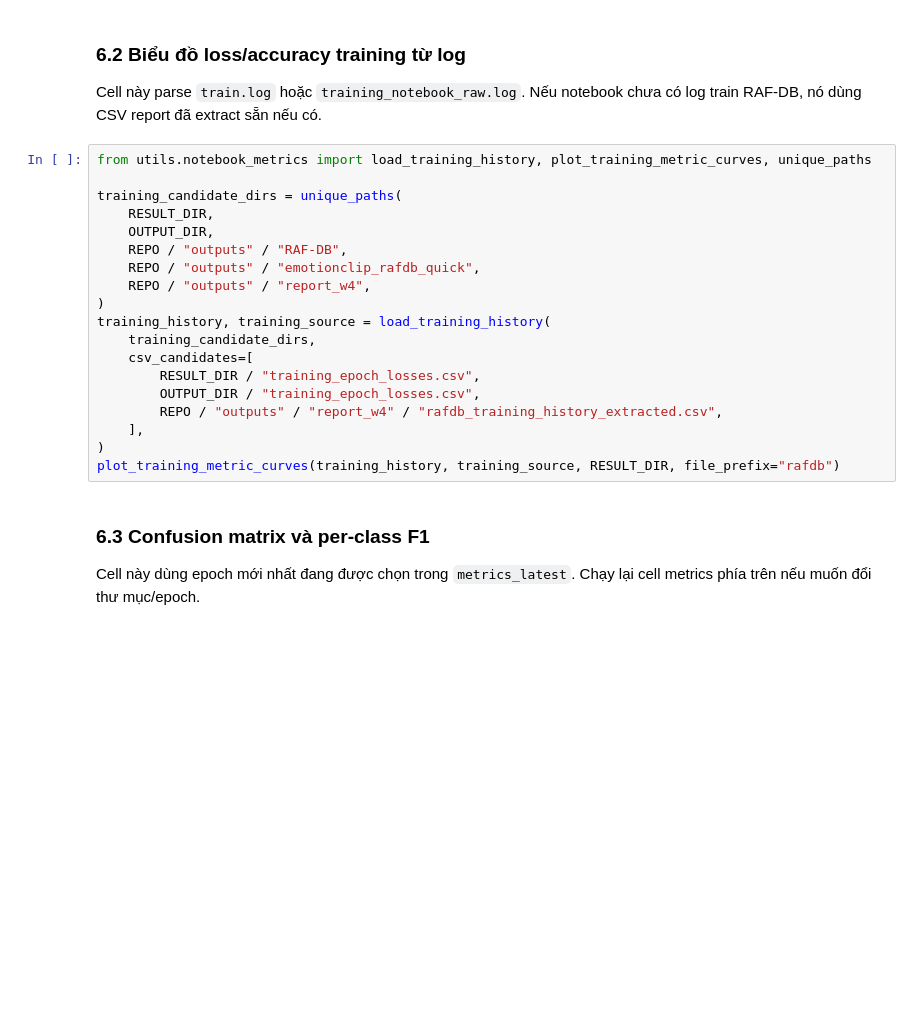
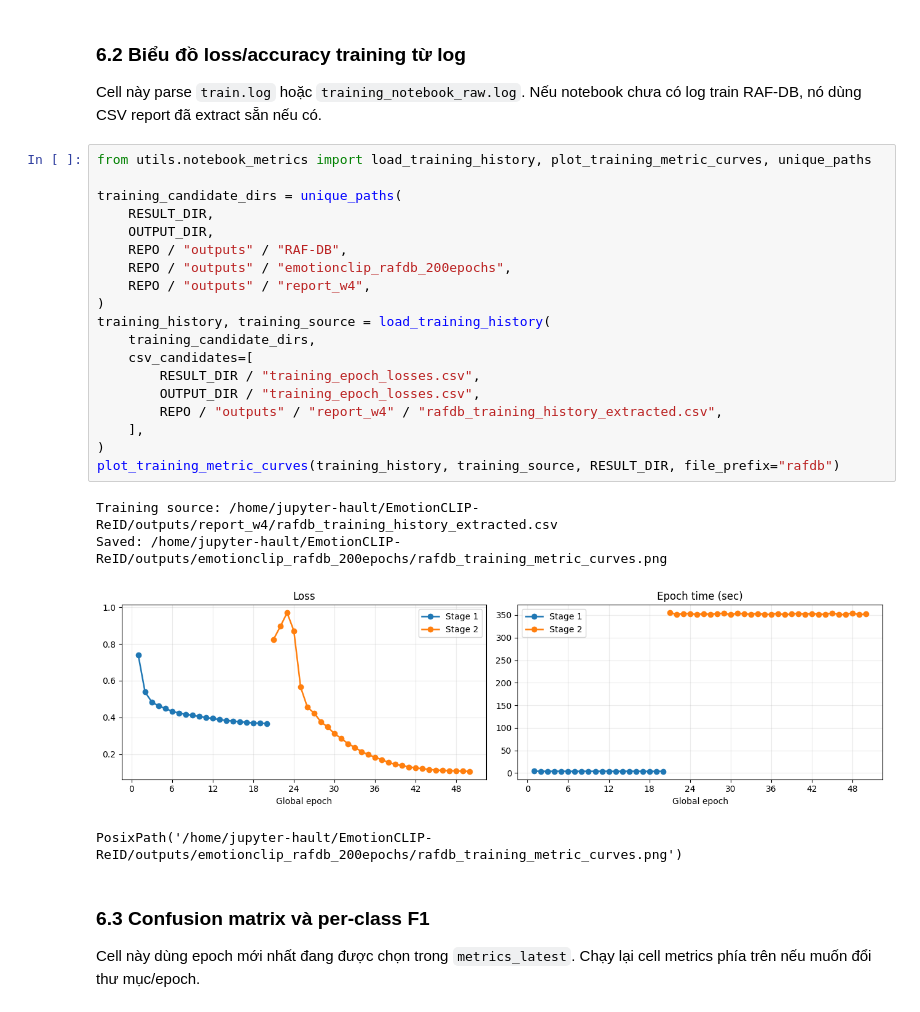
Before and after one commit to haulth/EmotionCLIP-ReID, a Jupyter notebook: notebooks/emotionclip_reid_jupyterhub_rafdb.ipynb, the cells around one changed output. Drawn from its saved outputs; the diff is of its cells as text; blank space fills up the shorter version.

Commit message:
ypdate logs training

```diff
--- a/notebooks/emotionclip_reid_jupyterhub_rafdb.ipynb
+++ b/notebooks/emotionclip_reid_jupyterhub_rafdb.ipynb
@@ -378,22 +399,27 @@ Cell này parse `train.log` hoặc `training_notebook_raw.log`. Nếu notebook c
 # %%
 from utils.notebook_metrics import load_training_history, plot_training_metric_curves, unique_paths
 
 training_candidate_dirs = unique_paths(
     RESULT_DIR,
     OUTPUT_DIR,
     REPO / "outputs" / "RAF-DB",
-    REPO / "outputs" / "emotionclip_rafdb_quick",
+    REPO / "outputs" / "emotionclip_rafdb_200epochs",
     REPO / "outputs" / "report_w4",
 )
 training_history, training_source = load_training_history(
     training_candidate_dirs,
     csv_candidates=[
         RESULT_DIR / "training_epoch_losses.csv",
         OUTPUT_DIR / "training_epoch_losses.csv",
         REPO / "outputs" / "report_w4" / "rafdb_training_history_extracted.csv",
     ],
 )
 plot_training_metric_curves(training_history, training_source, RESULT_DIR, file_prefix="rafdb")
+# %% [output]
+Training source: /home/jupyter-hault/EmotionCLIP-ReID/outputs/report_w4/rafdb_training_history_extracted.csv
+Saved: /home/jupyter-hault/EmotionCLIP-ReID/outputs/emotionclip_rafdb_200epochs/rafdb_training_metric_curves.png
+[figure, added]
+PosixPath('/home/jupyter-hault/EmotionCLIP-ReID/outputs/emotionclip_rafdb_200epochs/rafdb_training_metric_curves.png')
 # %% [markdown]
 ### 6.3 Confusion matrix và per-class F1
 
```
Also changed, not shown: parts of 6 cells of this notebook, 2 other files.
